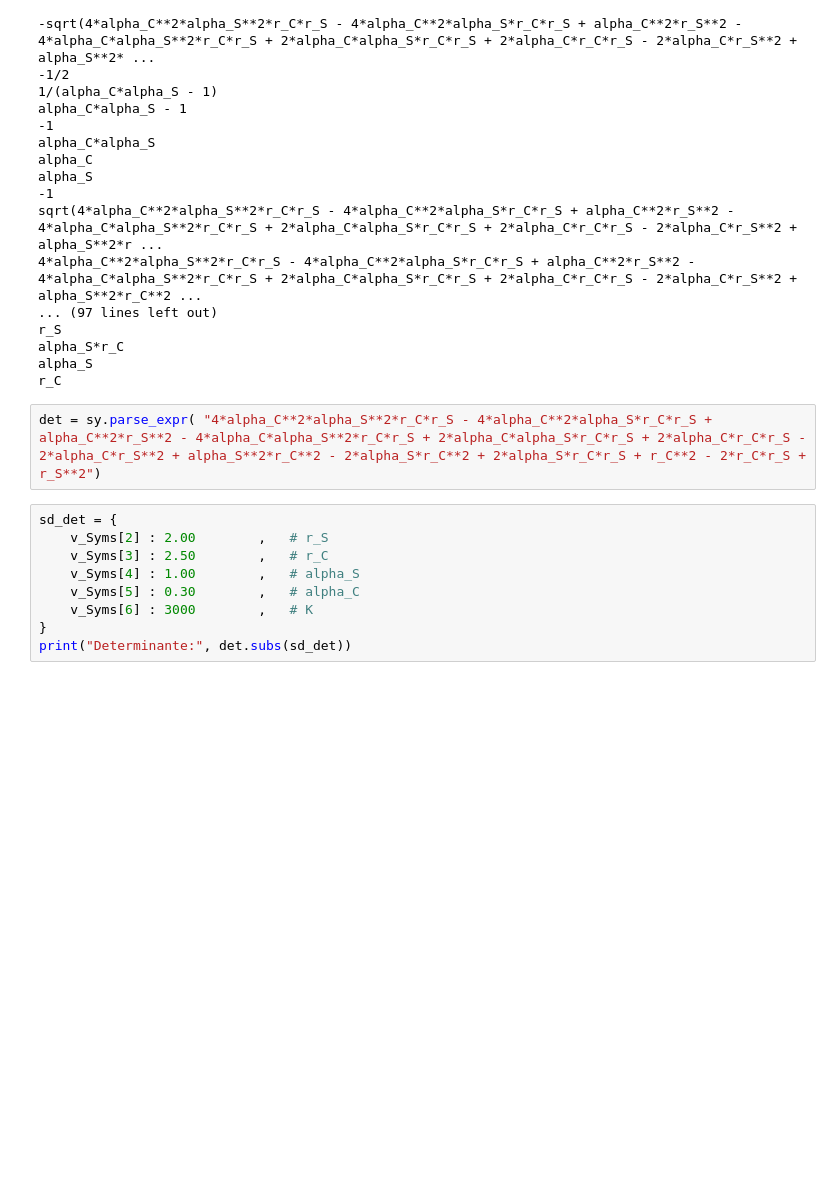
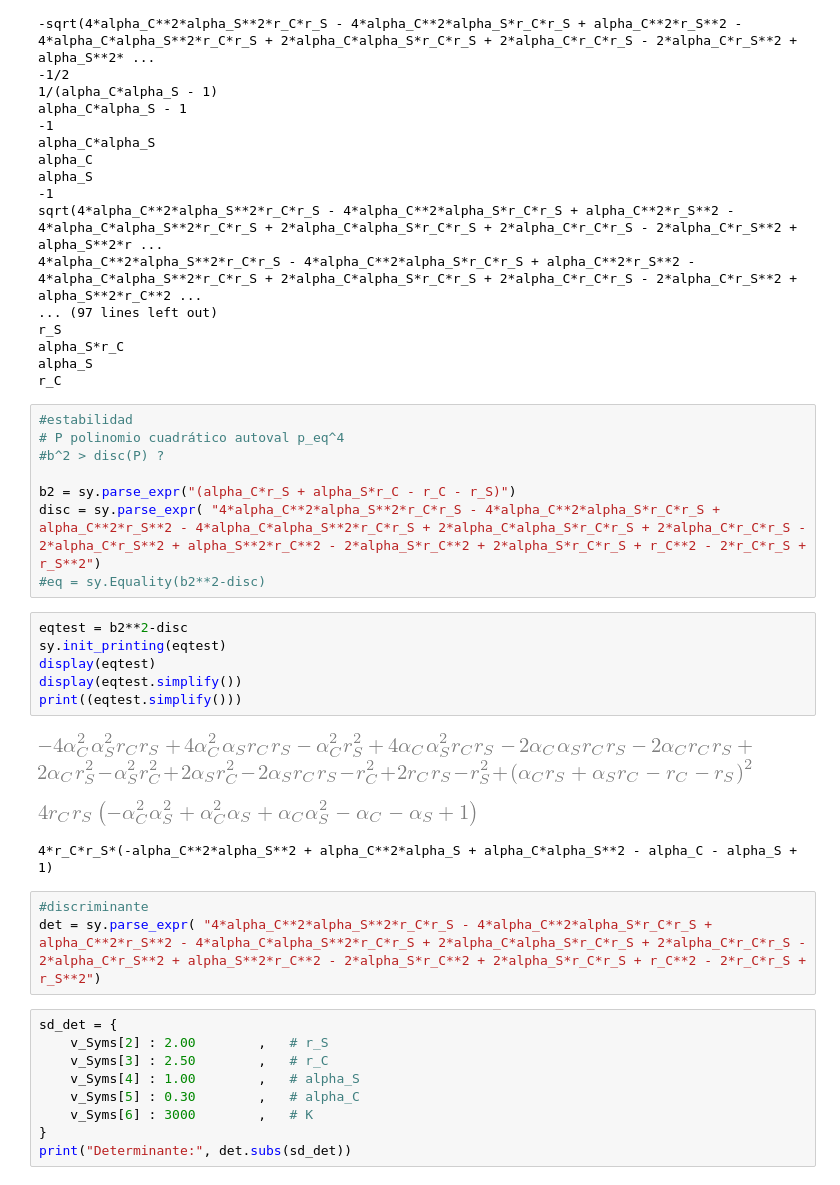
Before and after one commit to hxdvka/MiBio, a Jupyter notebook: MatApl/P1/P1.ipynb, the cells around one changed output. Drawn from its saved outputs; the diff is of its cells as text; blank space fills up the shorter version.

```diff
--- a/MatApl/P1/P1.ipynb
+++ b/MatApl/P1/P1.ipynb
@@ -87,7 +92,26 @@ r_S
 alpha_S*r_C
 alpha_S
 r_C
+# %%
+#estabilidad
+# P polinomio cuadrático autoval p_eq^4
+#b^2 > disc(P) ?
+
+b2 = sy.parse_expr("(alpha_C*r_S + alpha_S*r_C - r_C - r_S)")
+disc = sy.parse_expr( "4*alpha_C**2*alpha_S**2*r_C*r_S - 4*alpha_C**2*alpha_S*r_C*r_S + alpha_C**2*r_S**2 - 4*alpha_C*alpha_S**2*r_C*r_S + 2*alpha_C*alpha_S*r_C*r_S + 2*alpha_C*r_C*r_S - 2*alpha_C*r_S**2 + alpha_S**2*r_C**2 - 2*alpha_S*r_C**2 + 2*alpha_S*r_C*r_S + r_C**2 - 2*r_C*r_S + r_S**2")
+#eq = sy.Equality(b2**2-disc)
+# %%
+eqtest = b2**2-disc
+sy.init_printing(eqtest)
+display(eqtest)
+display(eqtest.simplify())
+print((eqtest.simplify()))
+# %% [output]
+[figure, added]
+[figure, added]
+4*r_C*r_S*(-alpha_C**2*alpha_S**2 + alpha_C**2*alpha_S + alpha_C*alpha_S**2 - alpha_C - alpha_S + 1)
 # %%
+#discriminante
 det = sy.parse_expr( "4*alpha_C**2*alpha_S**2*r_C*r_S - 4*alpha_C**2*alpha_S*r_C*r_S + alpha_C**2*r_S**2 - 4*alpha_C*alpha_S**2*r_C*r_S + 2*alpha_C*alpha_S*r_C*r_S + 2*alpha_C*r_C*r_S - 2*alpha_C*r_S**2 + alpha_S**2*r_C**2 - 2*alpha_S*r_C**2 + 2*alpha_S*r_C*r_S + r_C**2 - 2*r_C*r_S + r_S**2")
 # %%
 sd_det = {
```
Also changed, not shown: parts of 7 cells of this notebook.
